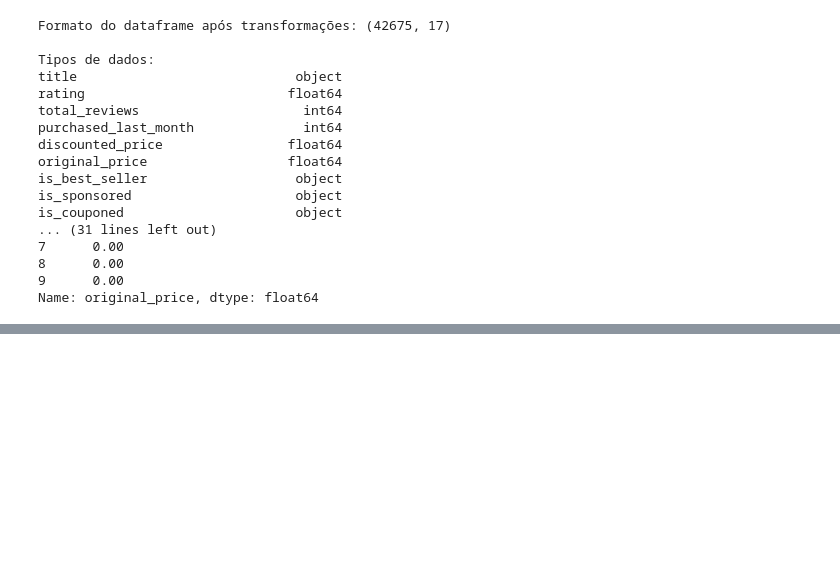
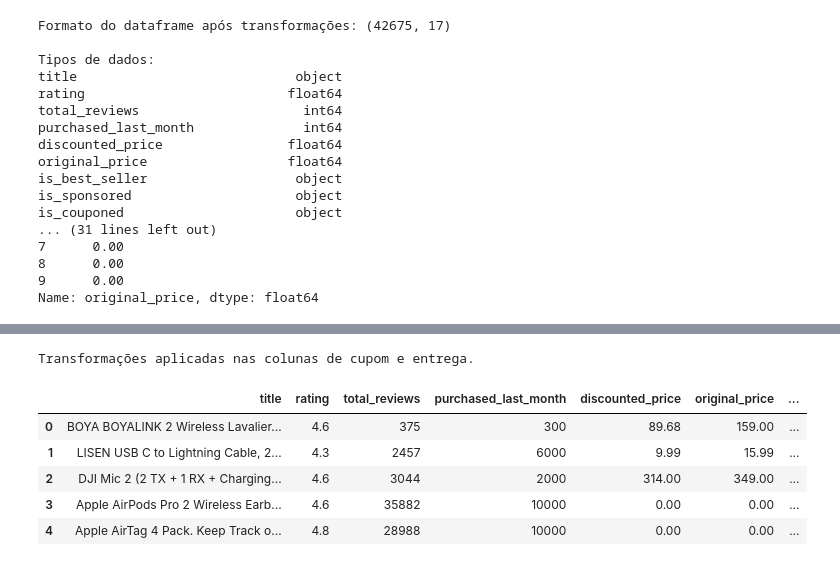
Before and after one commit to julio-dourado/amazon-sales-etl-vizualization, a Jupyter notebook: data-lake/notebooks/data-ingestion-and-medallion-architecture.ipynb, the cells around one changed output, grey strips where cells are left out. Saved outputs shown, nothing was run; the diff lists cells and outputs as text; code cells hidden in the pictures; blank space fills up the shorter version.

Commit message:
is_couponed to has_coupon and remove delivery_details

```diff
--- a/data-lake/notebooks/data-ingestion-and-medallion-architecture.ipynb
+++ b/data-lake/notebooks/data-ingestion-and-medallion-architecture.ipynb
@@ -256,0 +267,16 @@ Name: original_price, dtype: float64
+# %%
+df = df.rename(columns={'is_couponed': 'has_coupon'})
+
+if 'delivery_details' in df.columns:
+    df = df.drop(columns=['delivery_details'])
+
+print("Transformações aplicadas nas colunas de cupom e entrega.")
+display(df.head())
+# %% [output]
+Transformações aplicadas nas colunas de cupom e entrega.
+|  | title | rating | total_reviews | purchased_last_month | discounted_price | original_price | ... |
+| 0 | BOYA BOYALINK 2 Wireless Lavalier... | 4.6 | 375 | 300 | 89.68 | 159.00 | ... |
+| 1 | LISEN USB C to Lightning Cable, 2... | 4.3 | 2457 | 6000 | 9.99 | 15.99 | ... |
+| 2 | DJI Mic 2 (2 TX + 1 RX + Charging... | 4.6 | 3044 | 2000 | 314.00 | 349.00 | ... |
+| 3 | Apple AirPods Pro 2 Wireless Earb... | 4.6 | 35882 | 10000 | 0.00 | 0.00 | ... |
+| 4 | Apple AirTag 4 Pack. Keep Track o... | 4.8 | 28988 | 10000 | 0.00 | 0.00 | ... |
```
Also changed, not shown: parts of 3 cells of this notebook.
